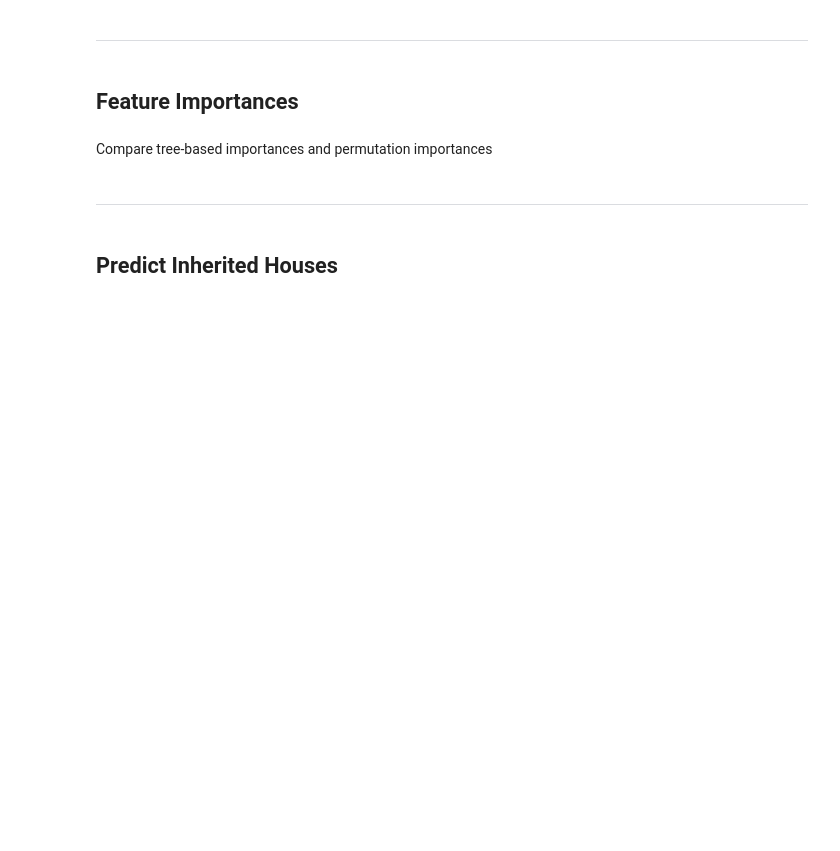
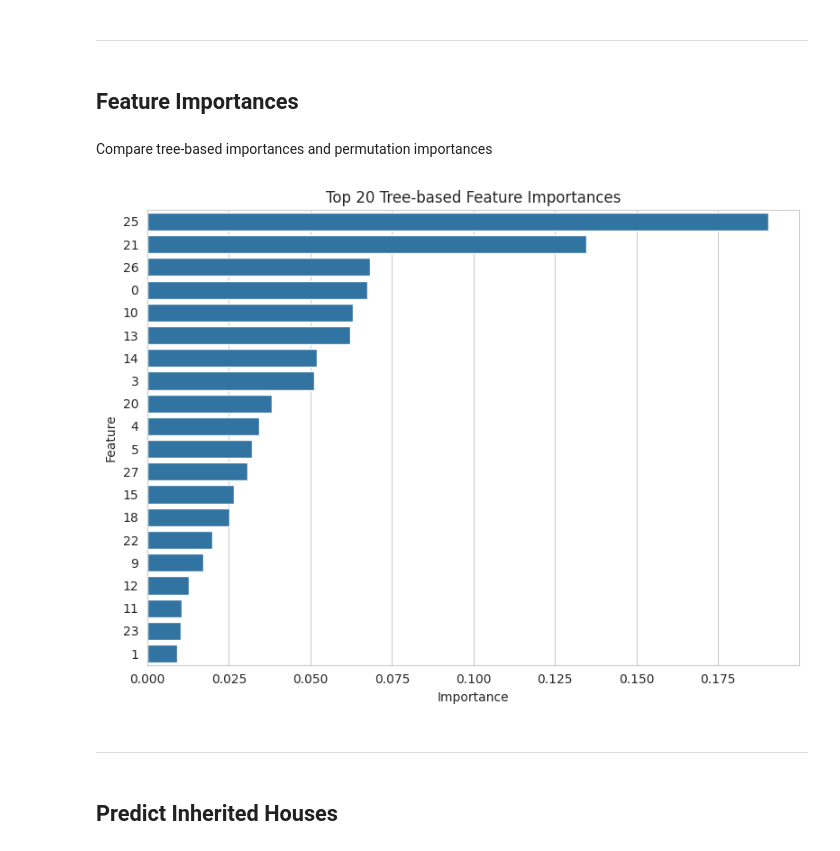
Before and after one commit to micmic210/heritage-housing-issues, a Jupyter notebook: jupyter_notebooks/ModelingAndEvaluation.ipynb, the cells around one changed output. Cells and saved outputs as stored; diff of their text form; code cells hidden in the pictures; blank space fills up the shorter version.

```diff
--- a/jupyter_notebooks/ModelingAndEvaluation.ipynb
+++ b/jupyter_notebooks/ModelingAndEvaluation.ipynb
@@ -235,27 +303,32 @@ plt.show()
 # %% [markdown]
 Compare tree-based importances and permutation importances
 # %%
-# Tree-based importances
+import os
+from sklearn.inspection import permutation_importance
+
+# Ensure plots directory exists
+os.makedirs("docs/plots", exist_ok=True)
+
+# Get feature names from training data
 feat_names = X_train.columns
+
+# Tree-based importances (only if available)
 if hasattr(final_pipe.named_steps["model"], "feature_importances_"):
     tree_imp = final_pipe.named_steps["model"].feature_importances_
     df_tree = pd.Series(tree_imp, index=feat_names).nlargest(20)
+
     plt.figure(figsize=(8, 6))
     sns.barplot(x=df_tree.values, y=df_tree.index)
     plt.title("Top 20 Tree-based Feature Importances")
+    plt.xlabel("Importance")
+    plt.ylabel("Feature")
+    plt.tight_layout()
     plt.savefig("docs/plots/feature_importances_tree.png", bbox_inches="tight")
     plt.show()
-
-# Permutation importances
-perm = permutation_importance(
-    final_pipe, X_test, y_test, n_repeats=10, random_state=42, n_jobs=-1
-)
-df_perm = pd.Series(perm.importances_mean, index=feat_names).nlargest(20)
-plt.figure(figsize=(8, 6))
-sns.barplot(x=df_perm.values, y=df_perm.index)
-plt.title("Top 20 Permutation Importances")
-plt.savefig("docs/plots/feature_importances_perm.png", bbox_inches="tight")
-plt.show()
+else:
+    print("Tree-based importances are not available in this model.")
+# %% [output]
+[figure, added]
 # %% [markdown]
 ---
 # %% [markdown]
```
Also changed, not shown: parts of 15 cells of this notebook, 6 other files.
